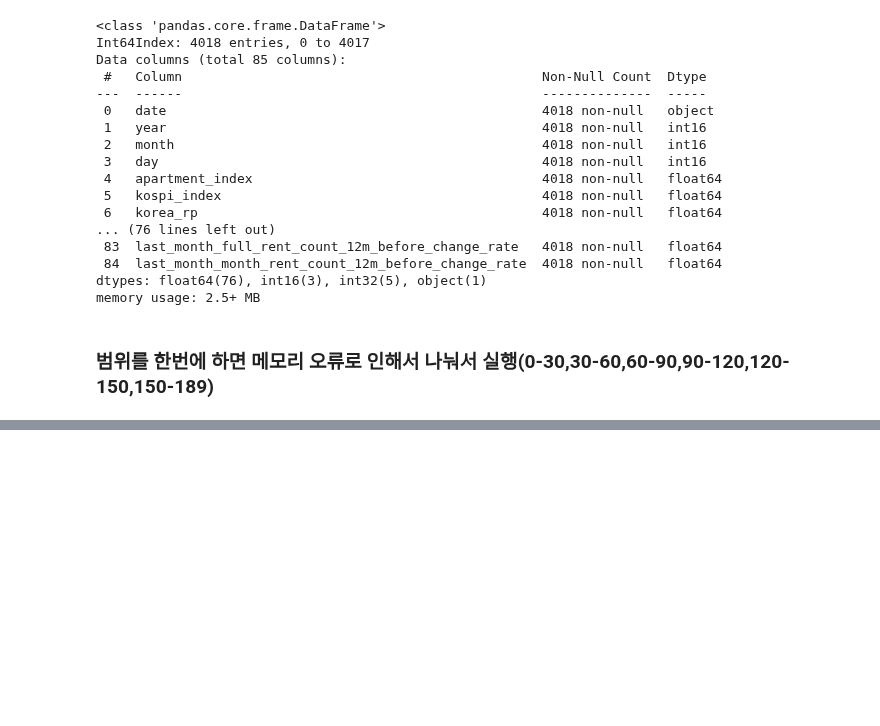
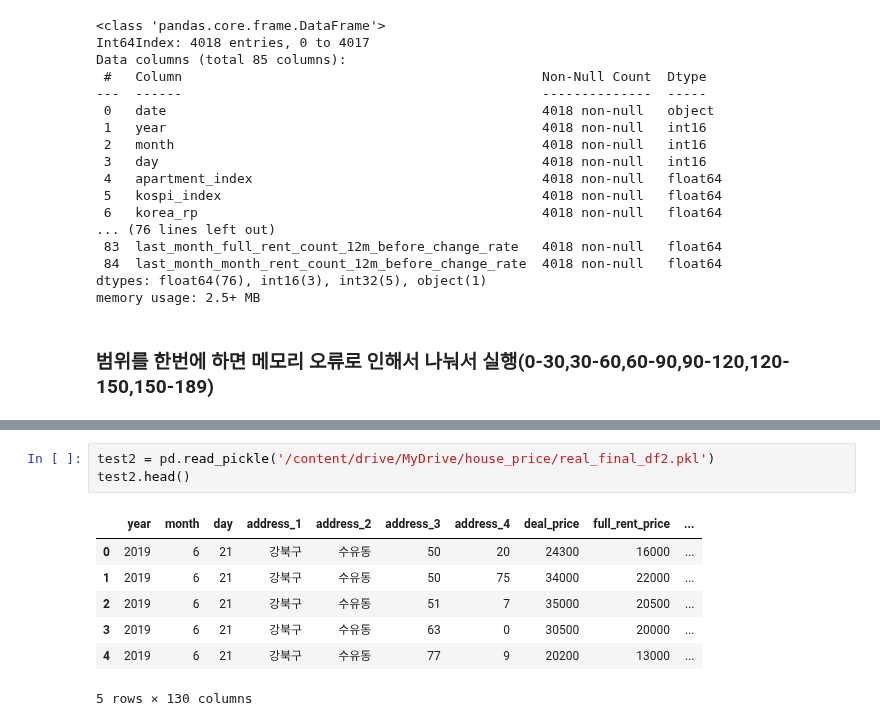
Before and after one commit to Ryong1998/house_price, a Jupyter notebook: handling_final_data4.ipynb, the cells around one changed output, grey strips where cells are left out. Drawn from its saved outputs; the diff is of its cells as text; blank space fills up the shorter version.

```diff
--- a/handling_final_data4.ipynb
+++ b/handling_final_data4.ipynb
@@ -923,0 +1035,11 @@ real_final_df['deal_to_year_rent_rate'] = real_final_df['deal_to_year_rent_rate'
+# %%
+test2 = pd.read_pickle('/content/drive/MyDrive/house_price/real_final_df2.pkl')
+test2.head()
+# %% [output]
+|  | year | month | day | address_1 | address_2 | address_3 | address_4 | deal_price | full_rent_price | ... |
+| 0 | 2019 | 6 | 21 | 강북구 | 수유동 | 50 | 20 | 24300 | 16000 | ... |
+| 1 | 2019 | 6 | 21 | 강북구 | 수유동 | 50 | 75 | 34000 | 22000 | ... |
+| 2 | 2019 | 6 | 21 | 강북구 | 수유동 | 51 | 7 | 35000 | 20500 | ... |
+| 3 | 2019 | 6 | 21 | 강북구 | 수유동 | 63 | 0 | 30500 | 20000 | ... |
+| 4 | 2019 | 6 | 21 | 강북구 | 수유동 | 77 | 9 | 20200 | 13000 | ... |
+5 rows × 130 columns
```
Also changed, not shown: parts of 78 cells of this notebook.
